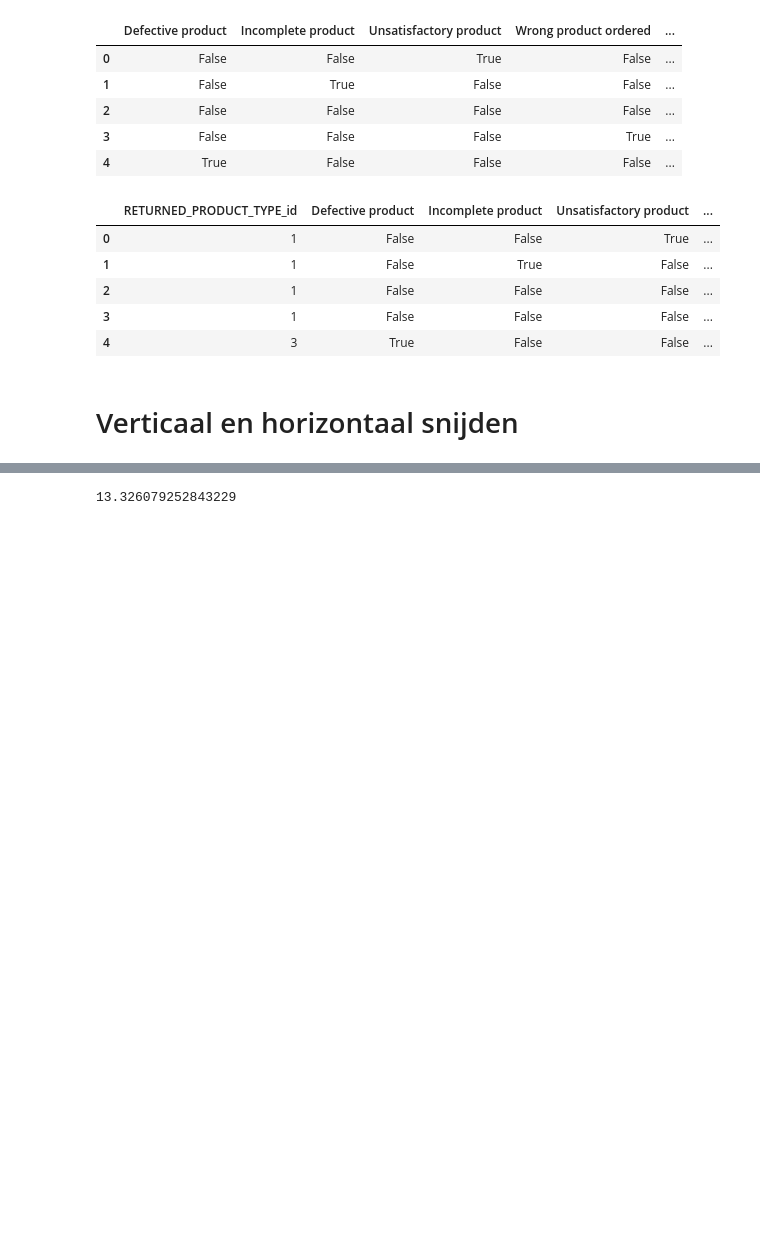
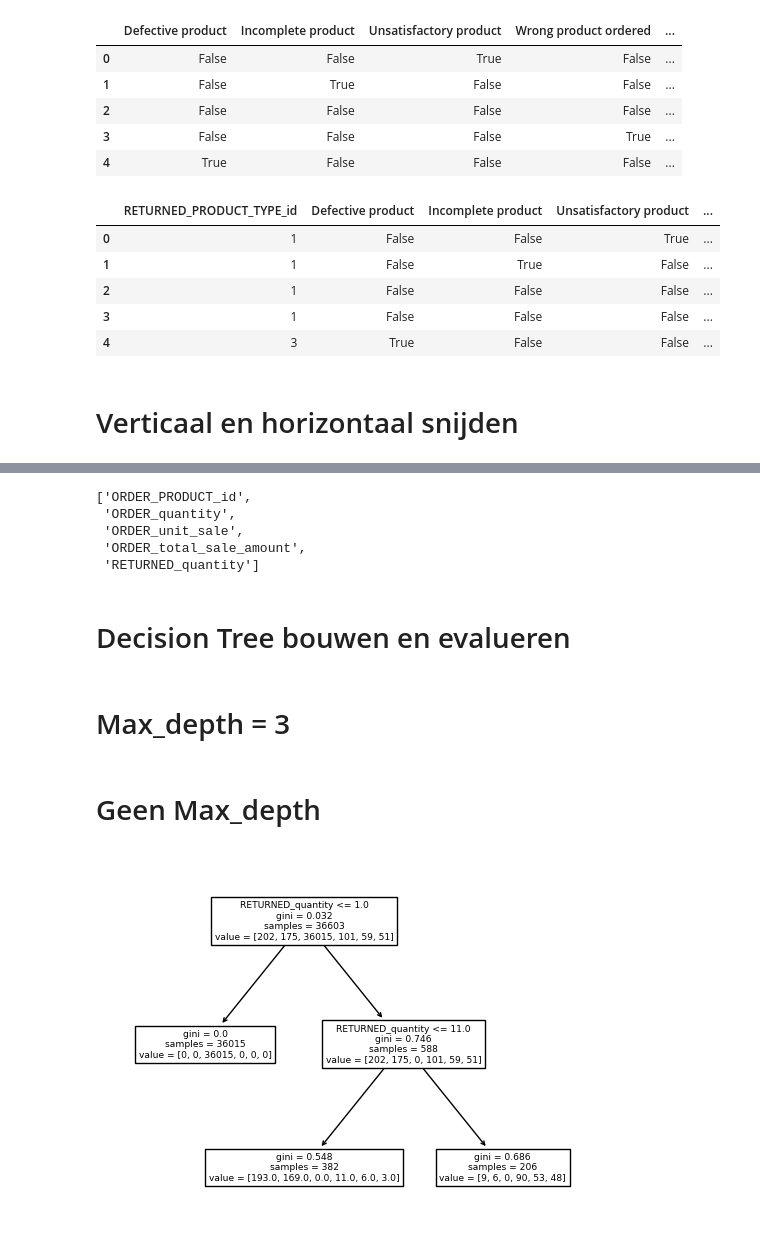
Before and after one commit to NoahGram/Johari_Venster, a Jupyter notebook: week_8/src/PR8-2.ipynb, the cells around one changed output, grey strips where cells are left out. Saved outputs shown, nothing was run; the diff lists cells and outputs as text; code cells hidden in the pictures; blank space fills up the shorter version.

```diff
--- a/week_8/src/PR8-2.ipynb
+++ b/week_8/src/PR8-2.ipynb
@@ -158,4 +117,21 @@ mean_squared_error(y_test, y_pred) # Mean Squared Error, lager is beter
-# %%
-mean_absolute_error(y_test, y_pred) # Mean Absolute Error, lager is beter
-# %% [output]
-13.326079252843229
+# %%
+list(X.columns)
+# %% [output]
+['ORDER_PRODUCT_id',
+ 'ORDER_quantity',
+ 'ORDER_unit_sale',
+ 'ORDER_total_sale_amount',
+ 'RETURNED_quantity']
+# %% [markdown]
+# Decision Tree bouwen en evalueren
+# %% [markdown]
+# Max_depth = 3
+# %% [markdown]
+# Geen Max_depth
+# %%
+dtree = DecisionTreeClassifier(max_depth=2)
+dtree = dtree.fit(X_train, y_train) # Model trainen
+tree.plot_tree(dtree, feature_names=X.columns) # Boomstructuur weergeven
+plt.show()
+# %% [output]
+[figure, added]
```
Also changed, not shown: parts of 17 cells of this notebook, 1 other file.
